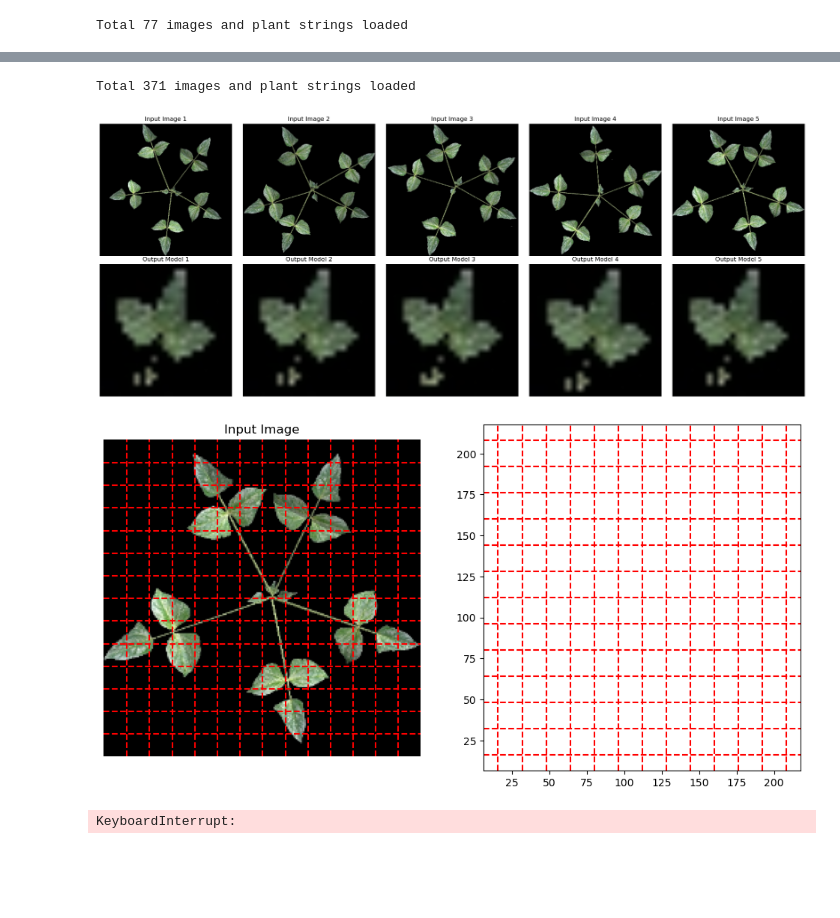
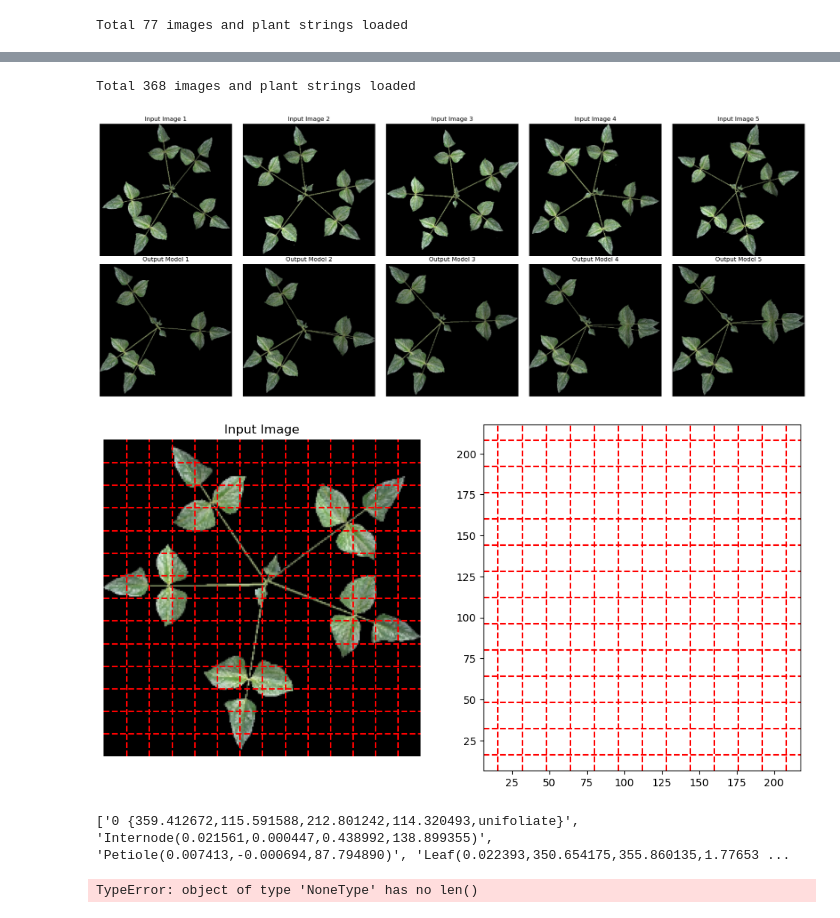
Before and after one commit to GEMINI-Breeding/Image2PlantArchitecture, a Jupyter notebook: src/evaluate.ipynb, the cells around one changed output, grey strips where cells are left out. Drawn from its saved outputs; the diff is of its cells as text; code cells hidden in the pictures; blank space fills up the shorter version.

```diff
--- a/src/evaluate.ipynb
+++ b/src/evaluate.ipynb
@@ -36,7 +36,7 @@ from plant_dataset import PlantDataset
 
 transform = transforms.Compose([
                         transforms.ToTensor(),
-                        transforms.Normalize(mean=[0.5, 0.5, 0.5], std=[0.5, 0.5, 0.5])
+                        # transforms.Normalize(mean=[0.5, 0.5, 0.5], std=[0.5, 0.5, 0.5])
         ])
 image_size = 224
 
@@ -106,8 +106,8 @@ for i in range(n):
 [figure]
 # %%
 from models.plightning import MainModule
-model = MainModule()
-model = MainModule.load_from_checkpoint("../log/20241022_Test_label_loss/version_13/checkpoints/best_epoch=05.ckpt")
+# model = MainModule()
+model = MainModule.load_from_checkpoint("../log/20241022_Test_label_loss/version_16/checkpoints/best_epoch=110.ckpt")
 model = model.to(device)
 model.eval()
 # model.freeze()
@@ -402,10 +420,10 @@ import torch.nn.functional as F
 
 transform = transforms.Compose([
                         transforms.ToTensor(),
-                        transforms.Normalize(mean=[0.5, 0.5, 0.5], std=[0.5, 0.5, 0.5])
+                        # transforms.Normalize(mean=[0.5, 0.5, 0.5], std=[0.5, 0.5, 0.5])
         ])
 stages = ["003","010","016","023"]
-test_dataset = PlantDataset("../data/generated_dataset_Sep22_black", plot=["001"], stages=stages,
+test_dataset = PlantDataset("../data/generated_dataset_Sep22_black_subset", plot=["004"], stages=stages,
                             transform=transform, load_depth=False, preload=False, process_leaf=True, image_size=image_size)
 gen_dataloader = DataLoader(test_dataset, batch_size=1, shuffle=True, collate_fn=collate_fn)
 
@@ -505,7 +523,10 @@ from plantstring2model import plantstring2model
 from image_process import process_leaf_image
 import cv2
 import matplotlib.pyplot as plt
-p2m = plantstring2model(program_path="PlantString2Model/build",program_name="PlantString2Model",display=":11.0", height=1.0,background_path="assets/black.png" )
+
+# Initialize the model
+p2m = plantstring2model(program_path="PlantString2Model/build", program_name="PlantString2Model",
+                        display=":11.0", height=1.0, background_path="assets/black.png", verbose=True)
 
 # Run
 p2m.run(in_plantstring_path=os.path.abspath("plant_string.txt"),output_path=os.path.abspath("output"))
@@ -548,12 +579,17 @@ p2m = plantstring2model(program_path="PlantString2Model/build", program_name="Pl
 
 # Define stages and dataset
 stages = ["003", "010", "016", "023"]
-test_dataset = PlantDataset("../data/generated_dataset_Sep22_black", plot=["001"], stages=stages[0],
+test_dataset = PlantDataset("../data/generated_dataset_Sep22_black", plot=["004"], stages=stages[0],
                             transform=transform, load_depth=False, preload=False, process_leaf=True, image_size=image_size)
 gen_dataloader = DataLoader(test_dataset, batch_size=1, shuffle=True, collate_fn=collate_fn)
 
 # Prepare the figure
 fig, axes = plt.subplots(2, 5, figsize=(20, 8))
+
+# Create temp folder
+temp_folder = "temp"
+os.makedirs(temp_folder, exist_ok=True)
+
 
 # Process and display 10 images
 model.eval()
@@ -573,35 +609,35 @@ for idx, (image, out, lengths) in enumerate(gen_dataloader):
         result = model.generate(image)
     out = torch.tensor(out).to(device)
     ground_truth = out.squeeze(0).tolist()
 
     plant_vec = token2vec(result)
     plant_string = vec2string([plant_vec])
 
     plant_string_file_name = f"temp/plant_string_{idx}.txt"
     with open(plant_string_file_name, "w") as f:
         f.write(plant_string)
 
     p2m.run(in_plantstring_path=os.path.abspath(plant_string_file_name), output_path=os.path.abspath(f"output_{idx}"))
     generated_image_path = f"output_{idx}/plant_string_{idx}_top.jpeg"
 
     img = cv2.imread(generated_image_path)
     leaf_area, plant_width, plant_height, leaf_img, _ = process_leaf_image(img, sqaure_crop=True, thr=0.2)
     img = cv2.resize(leaf_img, (image_size, image_size))
 
     row, col = divmod(idx, 5)
     axes[row, col].imshow(image_vis[:, :, 0:3])
     axes[row, col].set_title(f"Input Image {idx + 1}")
     axes[row, col].axis('off')
 
     axes[row + 1, col].imshow(cv2.cvtColor(img, cv2.COLOR_BGR2RGB))
     axes[row + 1, col].set_title(f"Output Model {idx + 1}")
     axes[row + 1, col].axis('off')
 
 plt.tight_layout()
 plt.show()
 # %% [output]
-Total 371 images and plant strings loaded
+Total 368 images and plant strings loaded
-[figure, old version]
+[figure, new version]
 # %%
 from plantstring2model import plantstring2model
 p2m = plantstring2model(program_path="PlantString2Model/build",program_name="PlantString2Model",display=":11.0",
@@ -625,7 +661,7 @@ for i in range(1, 14):
     axes[1].axhline(i*16, color='r', linestyle='--')
 plt.show()
 # %% [output]
-[figure, old version]
+[figure, new version]
 # %%
 import torch
 import matplotlib.pyplot as plt
@@ -693,7 +729,8 @@ for layer_index in range(len(multihead_attn_weights)):
     plt.subplots_adjust(top=0.9, wspace=0.3, hspace=0.3)  # Adjust the top to make room for the suptitle and add space between subplots
     plt.show()
 # %% [output]
-KeyboardInterrupt:
+['0 {359.412672,115.591588,212.801242,114.320493,unifoliate}', 'Internode(0.021561,0.000447,0.438992,138.899355)', 'Petiole(0.007413,-0.000694,87.794890)', 'Leaf(0.022393,350.654175,355.860135,1.77653 ...
+TypeError: object of type 'NoneType' has no len()
 # %%
 # Create a output folder
 output_dir = "attention_output"
```
Also changed, not shown: parts of 7 cells of this notebook, 5 other files.
